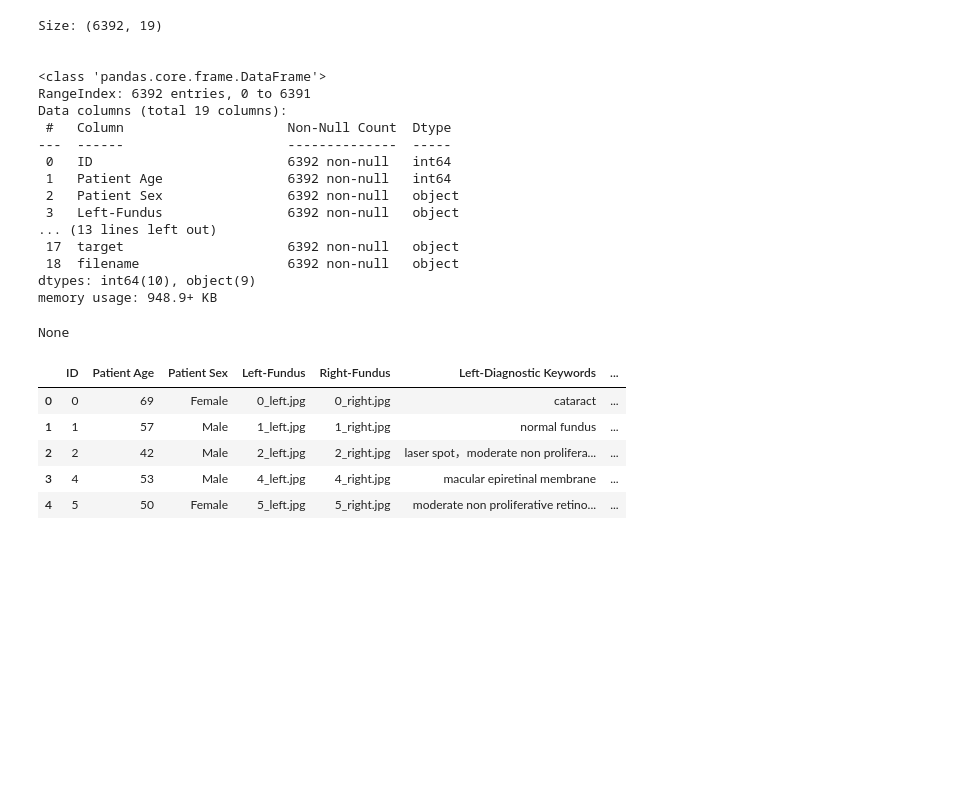
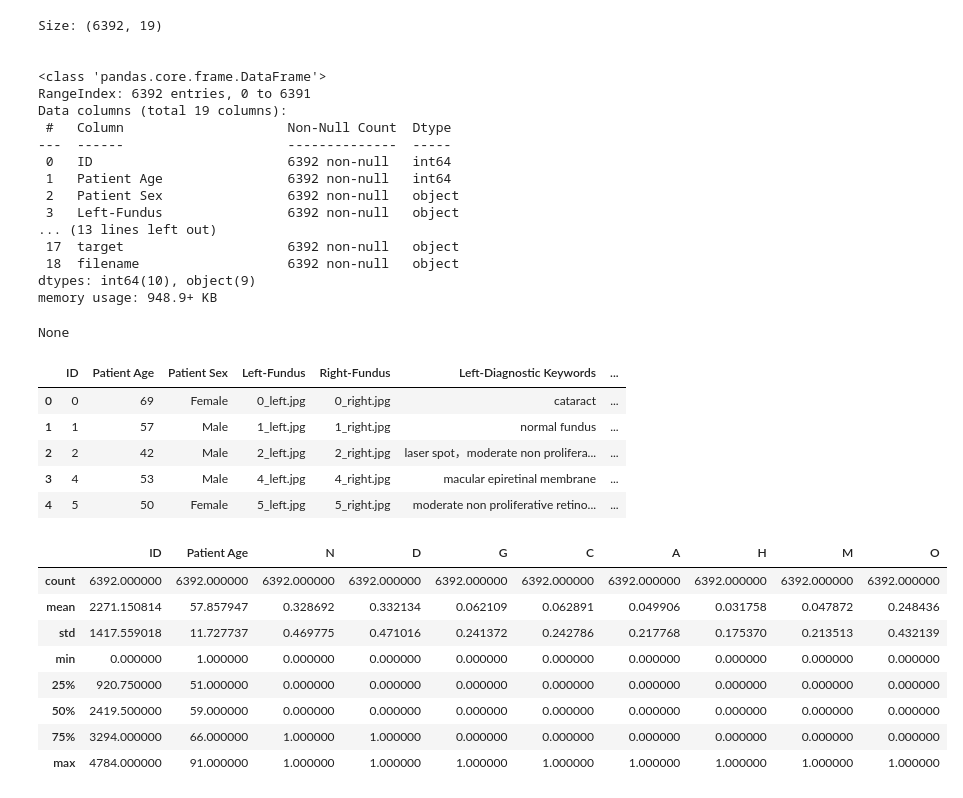
Before and after one commit to tasawar301/final_year_ocular, a Jupyter notebook: OCULAR_1.ipynb, the cells around one changed output. Drawn from its saved outputs; the diff is of its cells as text; code cells hidden in the pictures; blank space fills up the shorter version.

```diff
--- a/OCULAR_1.ipynb
+++ b/OCULAR_1.ipynb
@@ -52,3 +52,15 @@ None
 | 2 | 2 | 42 | Male | 2_left.jpg | 2_right.jpg | laser spot，moderate non prolifera... | ... |
 | 3 | 4 | 53 | Male | 4_left.jpg | 4_right.jpg | macular epiretinal membrane | ... |
 | 4 | 5 | 50 | Female | 5_left.jpg | 5_right.jpg | moderate non proliferative retino... | ... |
+# %%
+data_df.describe()
+# %% [output]
+|  | ID | Patient Age | N | D | G | C | A | H | M | O |
+| count | 6392.000000 | 6392.000000 | 6392.000000 | 6392.000000 | 6392.000000 | 6392.000000 | 6392.000000 | 6392.000000 | 6392.000000 | 6392.000000 |
+| mean | 2271.150814 | 57.857947 | 0.328692 | 0.332134 | 0.062109 | 0.062891 | 0.049906 | 0.031758 | 0.047872 | 0.248436 |
+| std | 1417.559018 | 11.727737 | 0.469775 | 0.471016 | 0.241372 | 0.242786 | 0.217768 | 0.175370 | 0.213513 | 0.432139 |
+| min | 0.000000 | 1.000000 | 0.000000 | 0.000000 | 0.000000 | 0.000000 | 0.000000 | 0.000000 | 0.000000 | 0.000000 |
+| 25% | 920.750000 | 51.000000 | 0.000000 | 0.000000 | 0.000000 | 0.000000 | 0.000000 | 0.000000 | 0.000000 | 0.000000 |
+| 50% | 2419.500000 | 59.000000 | 0.000000 | 0.000000 | 0.000000 | 0.000000 | 0.000000 | 0.000000 | 0.000000 | 0.000000 |
+| 75% | 3294.000000 | 66.000000 | 1.000000 | 1.000000 | 0.000000 | 0.000000 | 0.000000 | 0.000000 | 0.000000 | 0.000000 |
+| max | 4784.000000 | 91.000000 | 1.000000 | 1.000000 | 1.000000 | 1.000000 | 1.000000 | 1.000000 | 1.000000 | 1.000000 |
```
Also changed, not shown: parts of 5 cells of this notebook.
